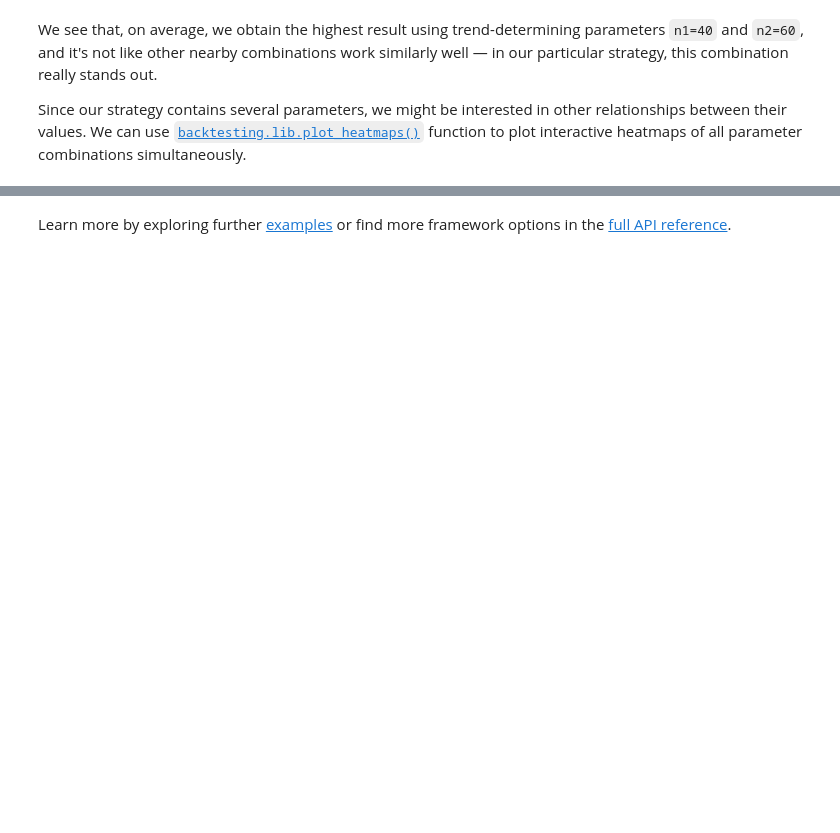
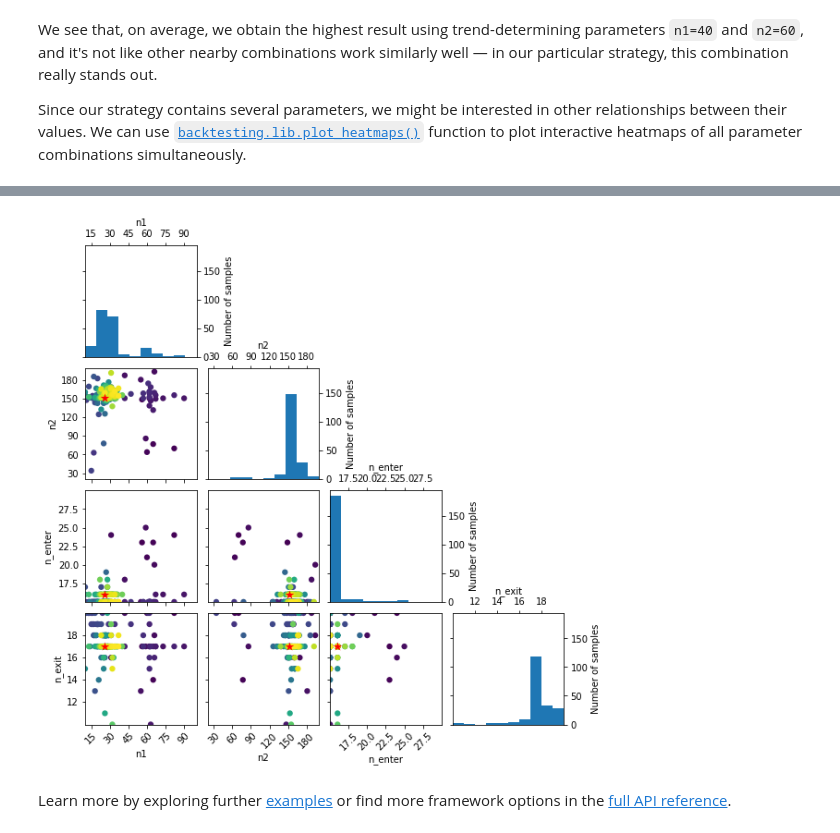
Before and after one commit to kernc/backtesting.py, a Jupyter notebook: doc/examples/Parameter Heatmap.ipynb, the cells around one changed output, grey strips where cells are left out. Drawn from its saved outputs; the diff is of its cells as text; code cells hidden in the pictures; blank space fills up the shorter version.

```diff
--- a/doc/examples/Parameter Heatmap.ipynb
+++ b/doc/examples/Parameter Heatmap.ipynb
@@ -177,3 +158,8 @@ Column(id='1252', ...)
+# %%
+from skopt.plots import plot_evaluations
+_ = plot_evaluations(optimization, bins=10)
+# %% [output]
+[figure, added]
 # %% [markdown]
 Learn more by exploring further
 [examples](https://kernc.github.io/backtesting.py/doc/backtesting/index.html#tutorials)
```
Also changed, not shown: parts of 12 cells of this notebook, 2 other files.
